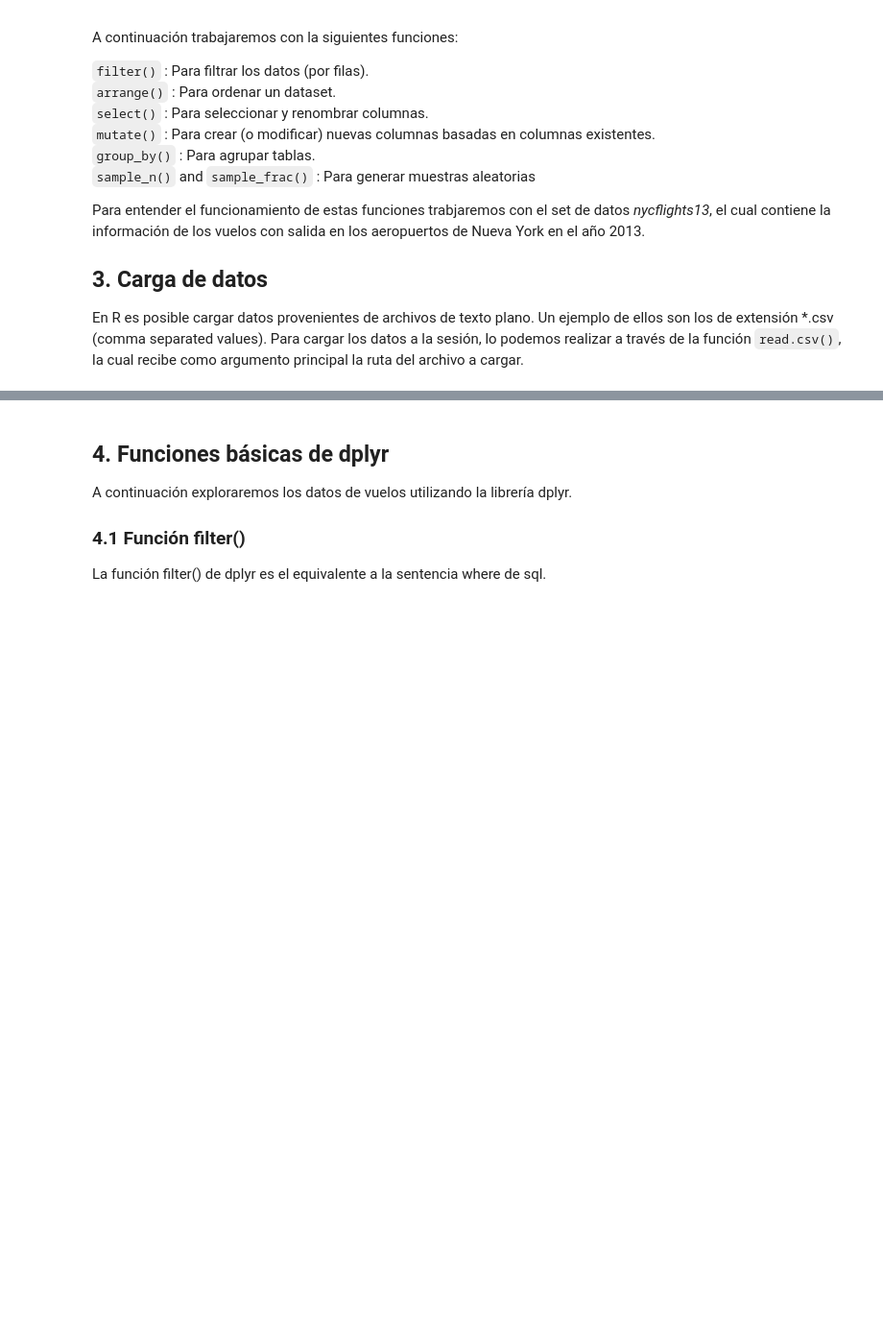
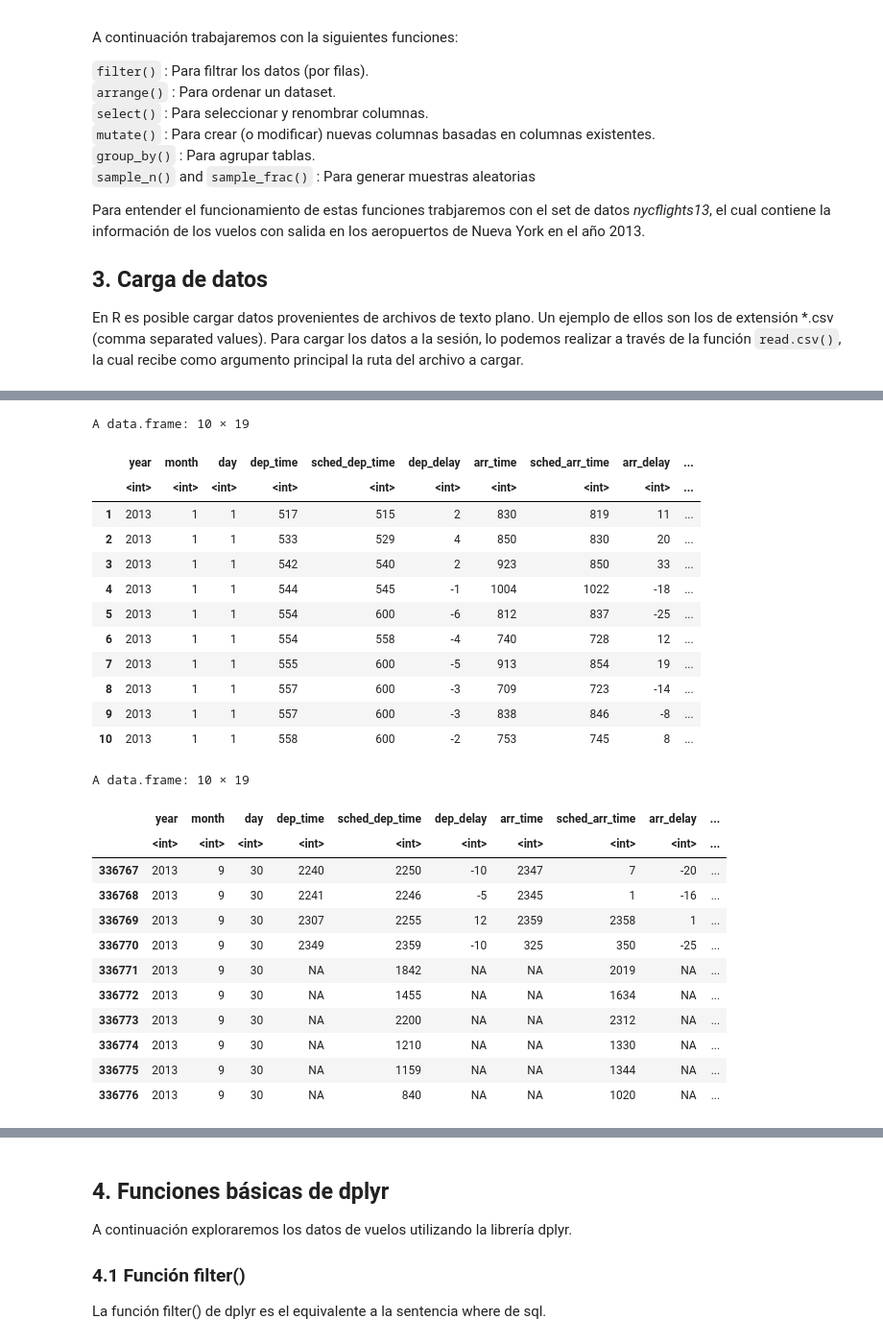
Before and after one commit to majorquev/DBDC_202504_Programacion_en_R_para_ciencia_de_datos, a Jupyter notebook: Clases/Clase3/Clase3_01_manipulacion_de_tablas_I.ipynb, the cells around one changed output, grey strips where cells are left out. Shown: that part at 96% size. Cells and saved outputs as stored; diff of their text form; code cells hidden in the pictures; blank space fills up the shorter version.

```diff
--- a/Clases/Clase3/Clase3_01_manipulacion_de_tablas_I.ipynb
+++ b/Clases/Clase3/Clase3_01_manipulacion_de_tablas_I.ipynb
@@ -52,4 +114,32 @@ getwd()
 # %%
 # Podemos inspeccionar los datos cargados
 # Para ello son de utilidad las funciones head() y summary()
-# ¿Cuántos registros tienen las tablas?
+head(vuelos,10) # Muetsra los primeros "n" registros de la tbla
+tail(vuelos,10) # Muetsra los últimos "n" registros de la tbla
+# %% [output]
+A data.frame: 10 × 19
+|  | year | month | day | dep_time | sched_dep_time | dep_delay | arr_time | sched_arr_time | arr_delay | ... |
+|  | <int> | <int> | <int> | <int> | <int> | <int> | <int> | <int> | <int> | ... |
+| 1 | 2013 | 1 | 1 | 517 | 515 | 2 | 830 | 819 | 11 | ... |
+| 2 | 2013 | 1 | 1 | 533 | 529 | 4 | 850 | 830 | 20 | ... |
+| 3 | 2013 | 1 | 1 | 542 | 540 | 2 | 923 | 850 | 33 | ... |
+| 4 | 2013 | 1 | 1 | 544 | 545 | -1 | 1004 | 1022 | -18 | ... |
+| 5 | 2013 | 1 | 1 | 554 | 600 | -6 | 812 | 837 | -25 | ... |
+| 6 | 2013 | 1 | 1 | 554 | 558 | -4 | 740 | 728 | 12 | ... |
+| 7 | 2013 | 1 | 1 | 555 | 600 | -5 | 913 | 854 | 19 | ... |
+| 8 | 2013 | 1 | 1 | 557 | 600 | -3 | 709 | 723 | -14 | ... |
+| 9 | 2013 | 1 | 1 | 557 | 600 | -3 | 838 | 846 | -8 | ... |
+| 10 | 2013 | 1 | 1 | 558 | 600 | -2 | 753 | 745 | 8 | ... |
+A data.frame: 10 × 19
+|  | year | month | day | dep_time | sched_dep_time | dep_delay | arr_time | sched_arr_time | arr_delay | ... |
+|  | <int> | <int> | <int> | <int> | <int> | <int> | <int> | <int> | <int> | ... |
+| 336767 | 2013 | 9 | 30 | 2240 | 2250 | -10 | 2347 | 7 | -20 | ... |
+| 336768 | 2013 | 9 | 30 | 2241 | 2246 | -5 | 2345 | 1 | -16 | ... |
+| 336769 | 2013 | 9 | 30 | 2307 | 2255 | 12 | 2359 | 2358 | 1 | ... |
+| 336770 | 2013 | 9 | 30 | 2349 | 2359 | -10 | 325 | 350 | -25 | ... |
+| 336771 | 2013 | 9 | 30 | NA | 1842 | NA | NA | 2019 | NA | ... |
+| 336772 | 2013 | 9 | 30 | NA | 1455 | NA | NA | 1634 | NA | ... |
+| 336773 | 2013 | 9 | 30 | NA | 2200 | NA | NA | 2312 | NA | ... |
+| 336774 | 2013 | 9 | 30 | NA | 1210 | NA | NA | 1330 | NA | ... |
+| 336775 | 2013 | 9 | 30 | NA | 1159 | NA | NA | 1344 | NA | ... |
+| 336776 | 2013 | 9 | 30 | NA | 840 | NA | NA | 1020 | NA | ... |
```
Also changed, not shown: parts of 17 cells of this notebook.
